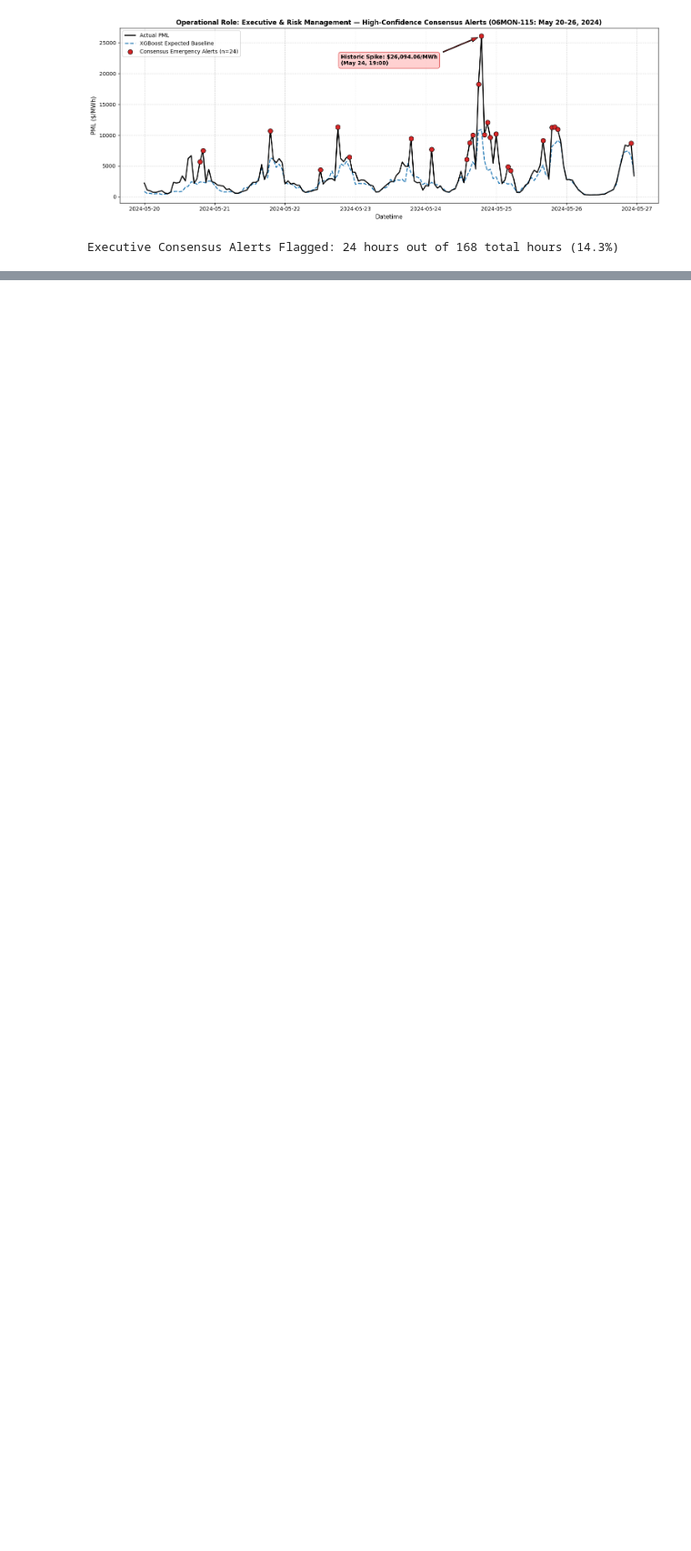
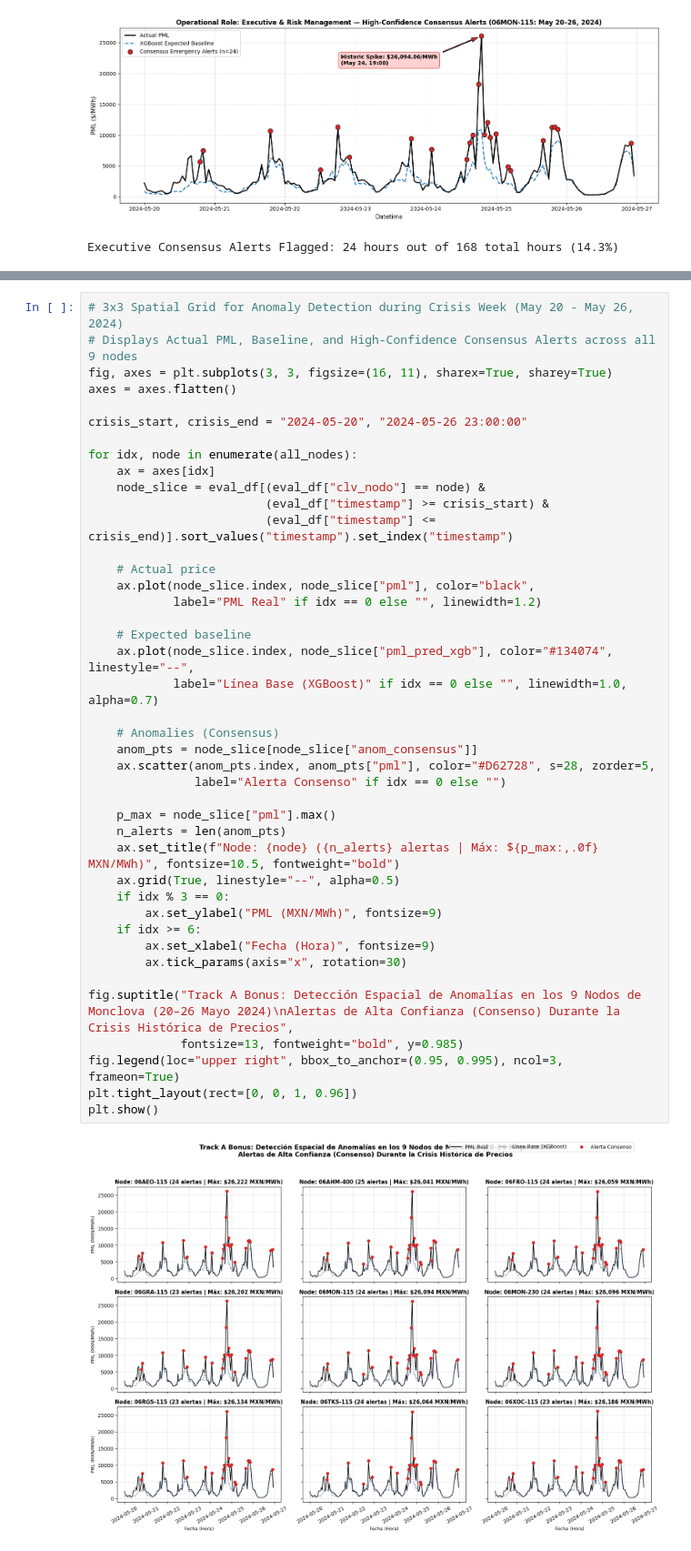
Before and after one commit to Jose117053/cenace-pml-analytics, a Jupyter notebook: notebooks/06_anomaly_detection.ipynb, the cells around one changed output, grey strips where cells are left out. Shown at 91% size. Drawn from its saved outputs; the diff is of its cells as text; blank space fills up the shorter version.

```diff
--- a/notebooks/06_anomaly_detection.ipynb
+++ b/notebooks/06_anomaly_detection.ipynb
@@ -341,0 +351,44 @@ Executive Consensus Alerts Flagged: 24 hours out of 168 total hours (14.3%)
+# %%
+# 3x3 Spatial Grid for Anomaly Detection during Crisis Week (May 20 - May 26, 2024)
+# Displays Actual PML, Baseline, and High-Confidence Consensus Alerts across all 9 nodes
+fig, axes = plt.subplots(3, 3, figsize=(16, 11), sharex=True, sharey=True)
+axes = axes.flatten()
+
+crisis_start, crisis_end = "2024-05-20", "2024-05-26 23:00:00"
+
+for idx, node in enumerate(all_nodes):
+    ax = axes[idx]
+    node_slice = eval_df[(eval_df["clv_nodo"] == node) &
+                         (eval_df["timestamp"] >= crisis_start) &
+                         (eval_df["timestamp"] <= crisis_end)].sort_values("timestamp").set_index("timestamp")
+
+    # Actual price
+    ax.plot(node_slice.index, node_slice["pml"], color="black",
+            label="PML Real" if idx == 0 else "", linewidth=1.2)
+
+    # Expected baseline
+    ax.plot(node_slice.index, node_slice["pml_pred_xgb"], color="#134074", linestyle="--",
+            label="Línea Base (XGBoost)" if idx == 0 else "", linewidth=1.0, alpha=0.7)
+
+    # Anomalies (Consensus)
+    anom_pts = node_slice[node_slice["anom_consensus"]]
+    ax.scatter(anom_pts.index, anom_pts["pml"], color="#D62728", s=28, zorder=5,
+               label="Alerta Consenso" if idx == 0 else "")
+
+    p_max = node_slice["pml"].max()
+    n_alerts = len(anom_pts)
+    ax.set_title(f"Node: {node} ({n_alerts} alertas | Máx: ${p_max:,.0f} MXN/MWh)", fontsize=10.5, fontweight="bold")
+    ax.grid(True, linestyle="--", alpha=0.5)
+    if idx % 3 == 0:
+        ax.set_ylabel("PML (MXN/MWh)", fontsize=9)
+    if idx >= 6:
+        ax.set_xlabel("Fecha (Hora)", fontsize=9)
+        ax.tick_params(axis="x", rotation=30)
+
+fig.suptitle("Track A Bonus: Detección Espacial de Anomalías en los 9 Nodos de Monclova (20–26 Mayo 2024)\nAlertas de Alta Confianza (Consenso) Durante la Crisis Histórica de Precios",
+             fontsize=13, fontweight="bold", y=0.985)
+fig.legend(loc="upper right", bbox_to_anchor=(0.95, 0.995), ncol=3, frameon=True)
+plt.tight_layout(rect=[0, 0, 1, 0.96])
+plt.show()
+# %% [output]
+[figure, added]
```
Also changed, not shown: parts of 8 cells of this notebook, 1 other file.
